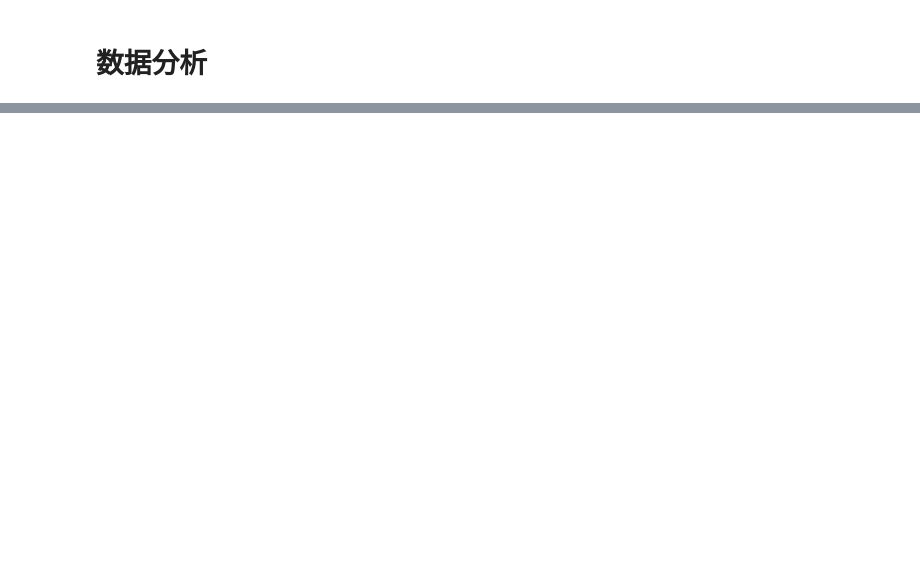
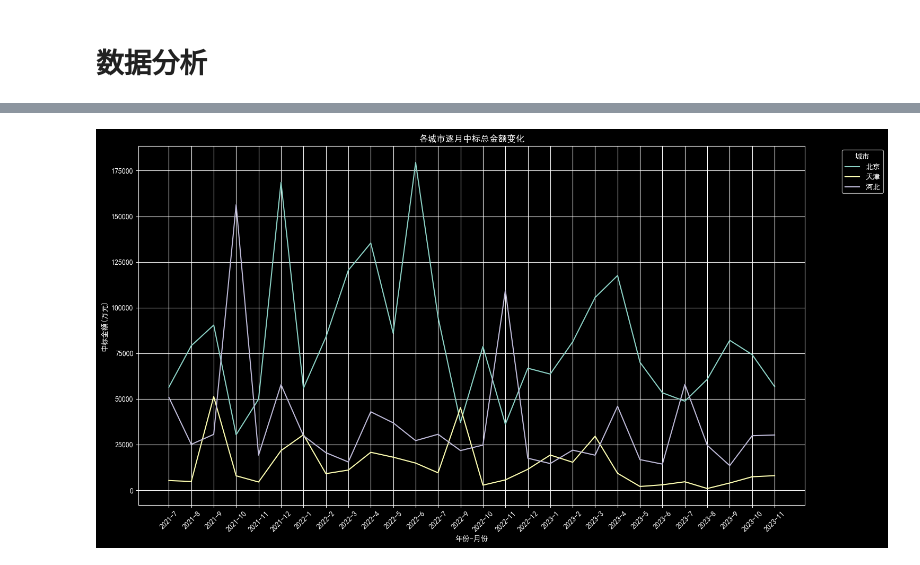
Before and after one commit to why198546/HLandscape, a Jupyter notebook: 5.Visualization/VisualizeZhongbiao.ipynb, the cells around one changed output, grey strips where cells are left out. Saved outputs shown, nothing was run; the diff lists cells and outputs as text; code cells hidden in the pictures; blank space fills up the shorter version.

```diff
--- a/5.Visualization/VisualizeZhongbiao.ipynb
+++ b/5.Visualization/VisualizeZhongbiao.ipynb
@@ -121,0 +133,38 @@ plt.show()
+# %%
+import matplotlib.pyplot as plt
+import seaborn as sns
+data = df.copy()
+# 将中标时间转换为datetime对象，便于处理
+data['中标时间'] = pd.to_datetime(data['中标时间'])
+
+# 提取年份和月份
+data['年份'] = data['中标时间'].dt.year
+data['中标月份'] = data['中标时间'].dt.month
+
+# 按年份、月份和城市分组，计算每月每个城市的中标总金额
+monthly_city_summary = data.groupby(['年份', '中标月份', '城市']).agg({'中标金额(万元)': 'sum'}).reset_index()
+
+# 获取城市列表
+cities = monthly_city_summary['城市'].unique()
+
+# 设置绘图
+plt.figure(figsize=(15, 8))
+
+# 为每个城市绘制折线图
+for city in cities:
+    city_data = monthly_city_summary[monthly_city_summary['城市'] == city]
+    plt.plot(city_data['年份'].astype(str) + '-' + city_data['中标月份'].astype(str), city_data['中标金额(万元)'], label=city)
+
+# 设置图表的标题和坐标轴标签
+plt.title('各城市逐月中标总金额变化')
+plt.xlabel('年份-月份')
+plt.ylabel('中标金额(万元)')
+plt.xticks(rotation=45)
+plt.legend(title='城市', bbox_to_anchor=(1.05, 1), loc='upper left')
+plt.grid(True)
+plt.tight_layout()
+
+# 显示图表
+plt.show()
+# %% [output]
+[figure, added]
```
Also changed, not shown: parts of 6 cells of this notebook, 7 other files.
